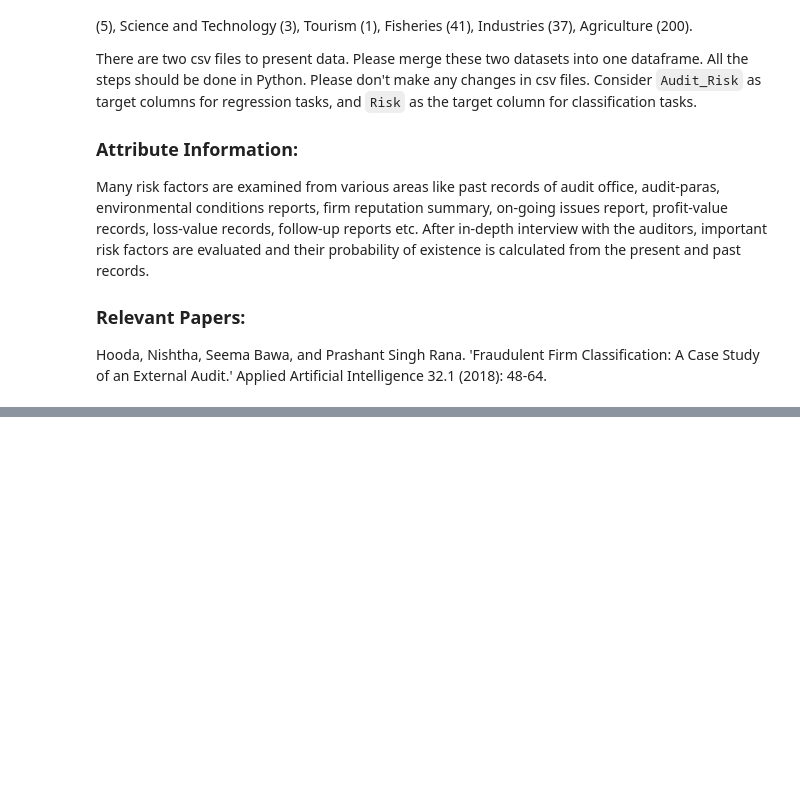
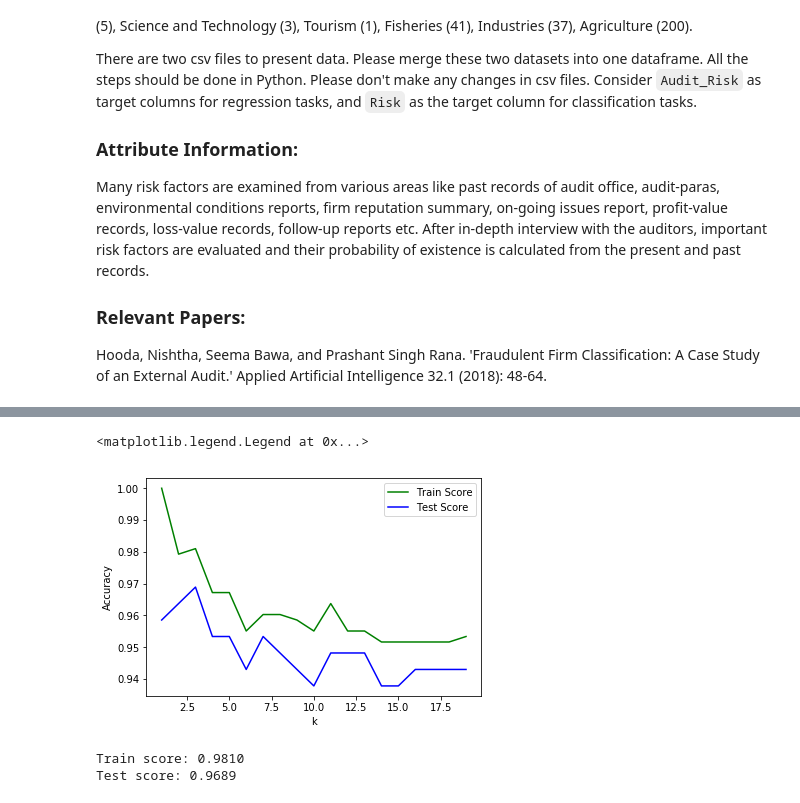
Before and after one commit to JianliHuang/ba-masters, a Jupyter notebook: spring19/applied-ml/project1/Project 1.ipynb, the cells around one changed output, grey strips where cells are left out. Drawn from its saved outputs; the diff is of its cells as text; code cells hidden in the pictures; blank space fills up the shorter version.

```diff
--- a/spring19/applied-ml/project1/Project 1.ipynb
+++ b/spring19/applied-ml/project1/Project 1.ipynb
@@ -73,0 +150,2 @@ raw_data = pd.concat([d1,d2],axis=1)
+# %%
+raw_data = raw_data.drop(['Detection_Risk'],axis=1)
@@ -119,11 +325,3 @@ x_test_reg = scaler.transform(x_test_reg)
 
 x_train_class = scaler.fit_transform(x_train_class)
 x_test_class = scaler.transform(x_test_class)
-# %%
-from sklearn.neighbors import KNeighborsClassifier
-from sklearn.model_selection import GridSearchCV
-
-knn = KNeighborsClassifier()
-param_grid = {'n_neighbors':[1,2,3,4,5,6,7,8,9,10,11,12,13,14,15]}
-grid_search = GridSearchCV(knn, param_grid, scoring='recall_weighted', return_train_score=True)
-grid_search.fit(x_train_class, y_train_class.values.ravel())
@@ -135,16 +328,30 @@ results
-# %%
-knn = KNeighborsClassifier(n_neighbors = 1)
-knn.fit(x_train_class, y_train_class)
-
-from sklearn.metrics import recall_score, accuracy_score
-
-y_train_predict = knn.predict(x_train_class)
-print('Accuracy of Training: {:.2f}'.format(accuracy_score(y_train_class, y_train_predict)))
-y_predict = knn.predict(x_test_class)
-print('Accuracy: {:.2f}'.format(accuracy_score(y_test_class, y_predict)))
-print('Recall: {:.5f}'.format(recall_score(y_test_class, y_predict, average="weighted")))
-
-
-from sklearn.metrics import classification_report
-
-print(classification_report(y_test_class, y_predict))
+# %%
+from sklearn.neighbors import KNeighborsClassifier
+
+train_score_array = []
+test_score_array = []
+
+for k in range(1,20):
+    knn = KNeighborsClassifier(k)
+    knn.fit(x_train_class, y_train_class)
+    train_score_array.append(knn.score(x_train_class, y_train_class))
+    test_score_array.append(knn.score(x_test_class, y_test_class))
+# %%
+x_axis = range(1,20)
+%matplotlib inline
+plt.plot(x_axis, train_score_array, label = 'Train Score', c = 'g')
+plt.plot(x_axis, test_score_array, label = 'Test Score', c='b')
+plt.xlabel('k')
+plt.ylabel('Accuracy')
+plt.legend()
+# %% [output]
+<matplotlib.legend.Legend at 0x...>
+[figure, added]
+# %%
+knn = KNeighborsClassifier(3)
+knn.fit(x_train_class, y_train_class)
+print('Train score: {:.4f}'.format(knn.score(x_train_class, y_train_class)))
+print('Test score: {:.4f}'.format(knn.score(x_test_class, y_test_class)))
+# %% [output]
+Train score: 0.9810
+Test score: 0.9689
```
Also changed, not shown: parts of 43 cells of this notebook, 10 other files.
